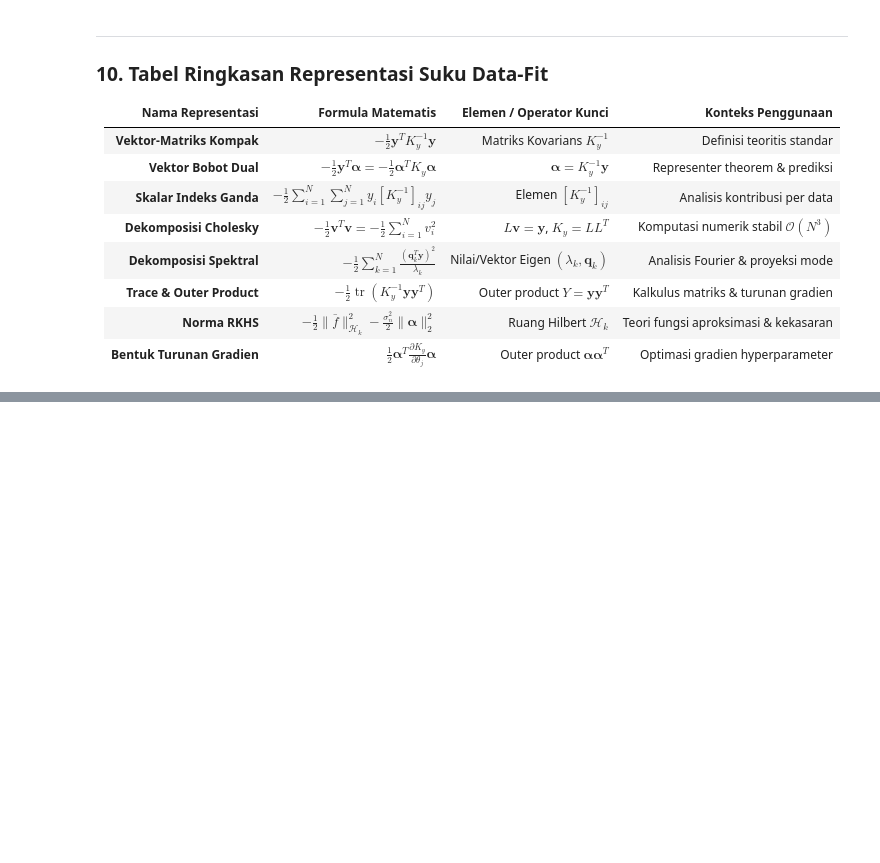
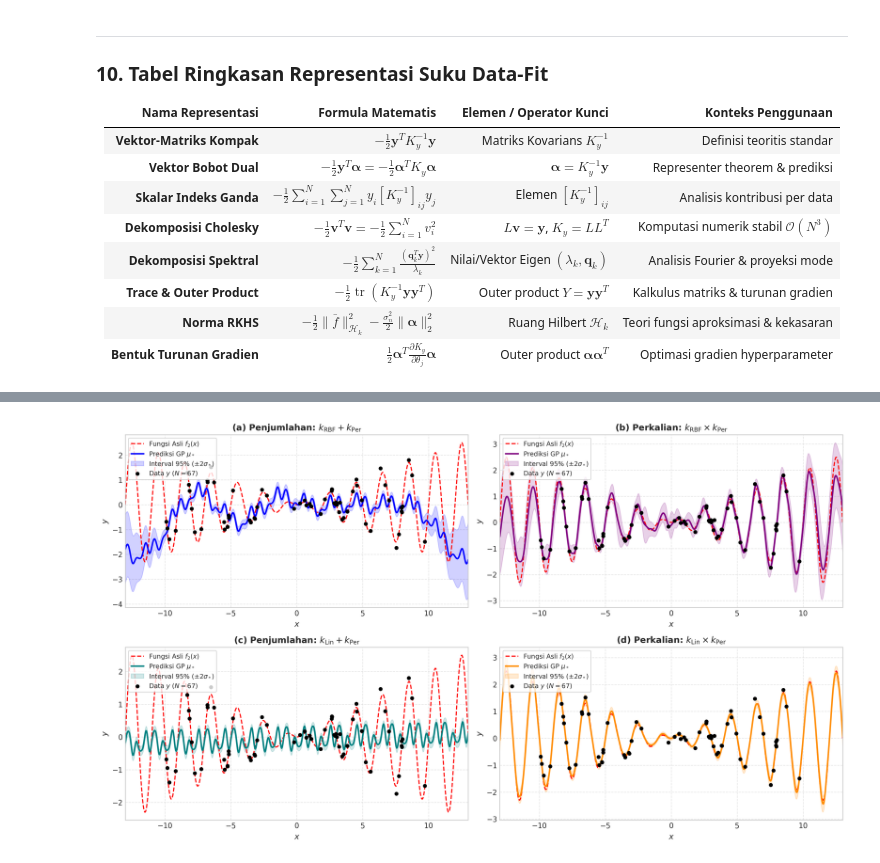
Before and after one commit to GradianW/Image-Segmentation-with-Deep-Gaussian-Process, a Jupyter notebook: 04_dokumen_ta/Dokumen bimbingan/Bimbingan 05/coret.ipynb, the cells around one changed output, grey strips where cells are left out. Saved outputs shown, nothing was run; the diff lists cells and outputs as text; code cells hidden in the pictures; blank space fills up the shorter version.

```diff
--- a/04_dokumen_ta/Dokumen bimbingan/Bimbingan 05/coret.ipynb
+++ b/04_dokumen_ta/Dokumen bimbingan/Bimbingan 05/coret.ipynb
@@ -462,0 +994,57 @@ Jika suku data-fit $T_1 = -\frac{1}{2} \mathbf{y}^T K_y^{-1} \mathbf{y}$ diturun
+# %%
+# =========================================================================
+# 3. EKSPERIMEN 2: FUNGSI ASLI MULTIPLIKATIF (Modulasi Amplitudo)
+# =========================================================================
+# Data Latih Kasus 2
+X2_train = np.sort(np.random.uniform(-10, 10, N_points))[:, None]
+f2_true_train = 0.2 * X2_train * np.sin(2.0 * np.pi * X2_train / period_val)
+y2_train = f2_true_train + np.random.normal(0, 0.15, size=X2_train.shape)
+f2_true_test = 0.2 * X_test * np.sin(2.0 * np.pi * X_test / period_val)
+
+mu2_rbf_sum, std2_rbf_sum = gp_predict(X2_train, y2_train, X_test, k_rbf_sum, sigma_n=0.15)
+mu2_rbf_prod, std2_rbf_prod = gp_predict(X2_train, y2_train, X_test, k_rbf_prod, sigma_n=0.15)
+mu2_lin_sum, std2_lin_sum = gp_predict(X2_train, y2_train, X_test, k_lin_sum, sigma_n=0.15)
+mu2_lin_prod, std2_lin_prod = gp_predict(X2_train, y2_train, X_test, k_lin_prod, sigma_n=0.15)
+
+fig2, axes2 = plt.subplots(2, 2, figsize=(14, 8), dpi=300)
+
+# (a) RBF + Per
+axes2[0, 0].plot(X_test, f2_true_test, 'r--', lw=1.5, label='Fungsi Asli $f_2(x)$')
+axes2[0, 0].plot(X_test, mu2_rbf_sum, 'b-', lw=2, label=r'Prediksi GP $\mu_*$')
+axes2[0, 0].fill_between(X_test.flatten(), mu2_rbf_sum - 2*std2_rbf_sum, mu2_rbf_sum + 2*std2_rbf_sum, color='blue', alpha=0.18, label=r'Interval $95\%$ ($\pm 2\sigma_*$)')
+axes2[0, 0].scatter(X2_train, y2_train, c='black', s=18, zorder=5, label=f'Data $y$ ($N={N_points}$)')
+axes2[0, 0].set_title(r'(a) Penjumlahan: $k_{\mathrm{RBF}} + k_{\mathrm{Per}}$', fontweight='bold')
+axes2[0, 0].set_xlabel('$x$'); axes2[0, 0].set_ylabel('$y$'); axes2[0, 0].set_xlim(-13.0, 13.0)
+axes2[0, 0].legend(loc='upper left', frameon=True); axes2[0, 0].grid(True, linestyle='--', alpha=0.5)
+
+# (b) RBF * Per
+axes2[0, 1].plot(X_test, f2_true_test, 'r--', lw=1.5, label='Fungsi Asli $f_2(x)$')
+axes2[0, 1].plot(X_test, mu2_rbf_prod, 'purple', lw=2, label=r'Prediksi GP $\mu_*$')
+axes2[0, 1].fill_between(X_test.flatten(), mu2_rbf_prod - 2*std2_rbf_prod, mu2_rbf_prod + 2*std2_rbf_prod, color='purple', alpha=0.18, label=r'Interval $95\%$ ($\pm 2\sigma_*$)')
+axes2[0, 1].scatter(X2_train, y2_train, c='black', s=18, zorder=5, label=f'Data $y$ ($N={N_points}$)')
+axes2[0, 1].set_title(r'(b) Perkalian: $k_{\mathrm{RBF}} \times k_{\mathrm{Per}}$', fontweight='bold')
+axes2[0, 1].set_xlabel('$x$'); axes2[0, 1].set_ylabel('$y$'); axes2[0, 1].set_xlim(-13.0, 13.0)
+axes2[0, 1].legend(loc='upper left', frameon=True); axes2[0, 1].grid(True, linestyle='--', alpha=0.5)
+
+# (c) Lin + Per
+axes2[1, 0].plot(X_test, f2_true_test, 'r--', lw=1.5, label='Fungsi Asli $f_2(x)$')
+axes2[1, 0].plot(X_test, mu2_lin_sum, 'teal', lw=2, label=r'Prediksi GP $\mu_*$')
+axes2[1, 0].fill_between(X_test.flatten(), mu2_lin_sum - 2*std2_lin_sum, mu2_lin_sum + 2*std2_lin_sum, color='teal', alpha=0.18, label=r'Interval $95\%$ ($\pm 2\sigma_*$)')
+axes2[1, 0].scatter(X2_train, y2_train, c='black', s=18, zorder=5, label=f'Data $y$ ($N={N_points}$)')
+axes2[1, 0].set_title(r'(c) Penjumlahan: $k_{\mathrm{Lin}} + k_{\mathrm{Per}}$', fontweight='bold')
+axes2[1, 0].set_xlabel('$x$'); axes2[1, 0].set_ylabel('$y$'); axes2[1, 0].set_xlim(-13.0, 13.0)
+axes2[1, 0].legend(loc='upper left', frameon=True); axes2[1, 0].grid(True, linestyle='--', alpha=0.5)
+
+# (d) Lin * Per
+axes2[1, 1].plot(X_test, f2_true_test, 'r--', lw=1.5, label='Fungsi Asli $f_2(x)$')
+axes2[1, 1].plot(X_test, mu2_lin_prod, 'darkorange', lw=2, label=r'Prediksi GP $\mu_*$')
+axes2[1, 1].fill_between(X_test.flatten(), mu2_lin_prod - 2*std2_lin_prod, mu2_lin_prod + 2*std2_lin_prod, color='darkorange', alpha=0.18, label=r'Interval $95\%$ ($\pm 2\sigma_*$)')
+axes2[1, 1].scatter(X2_train, y2_train, c='black', s=18, zorder=5, label=f'Data $y$ ($N={N_points}$)')
+axes2[1, 1].set_title(r'(d) Perkalian: $k_{\mathrm{Lin}} \times k_{\mathrm{Per}}$', fontweight='bold')
+axes2[1, 1].set_xlabel('$x$'); axes2[1, 1].set_ylabel('$y$'); axes2[1, 1].set_xlim(-13.0, 13.0)
+axes2[1, 1].legend(loc='upper left', frameon=True); axes2[1, 1].grid(True, linestyle='--', alpha=0.5)
+
+plt.tight_layout()
+plt.show()
+# %% [output]
+[figure, added]
```
Also changed, not shown: parts of 8 cells of this notebook, 26 other files.
